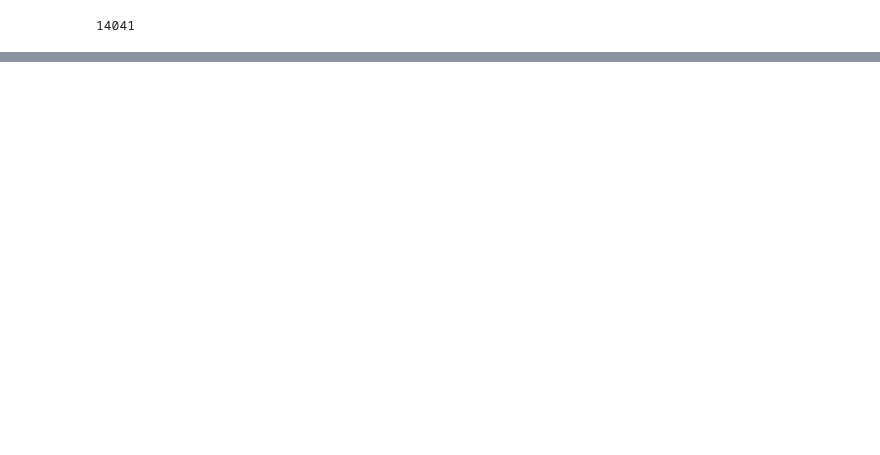
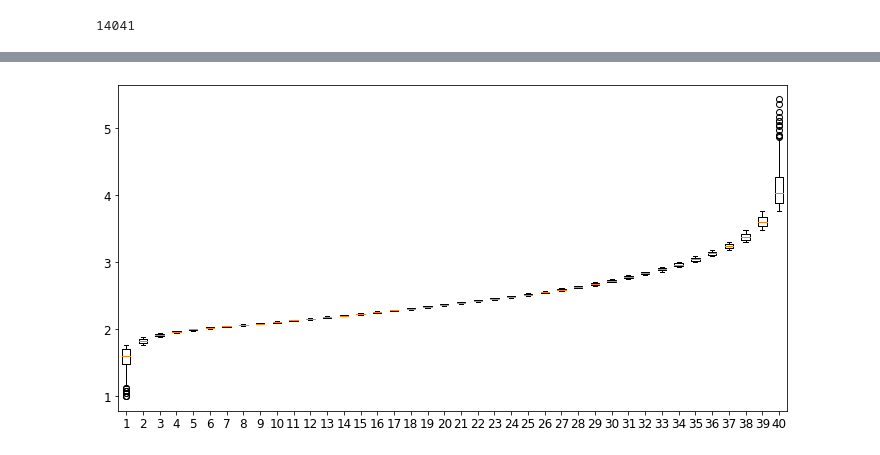
Before and after one commit to septasset/hip-popularity, a Jupyter notebook: explore/explore_active.ipynb, the cells around one changed output, grey strips where cells are left out. Drawn from its saved outputs; the diff is of its cells as text; code cells hidden in the pictures; blank space fills up the shorter version.

```diff
--- a/explore/explore_active.ipynb
+++ b/explore/explore_active.ipynb
@@ -74,0 +105,11 @@ pd_ds2 = pd.read_csv()
+# %%
+# shares: Popularity scale at 60 days
+days = 60
+shares = {}
+for sample in dataset:
+    counts = 0
+    for day in range(days):
+        counts += sample["numShare"][day]
+    shares[sample["YoutubeID"]] = counts
+pd_shares = pd.DataFrame.from_dict(shares, orient="index", columns=("share_day{}".format(days),))
+pd_shares.head()
@@ -74,0 +123,4 @@ pd_ds2 = pd.read_csv()
+# %%
+pd_shares.sort_values(by=["share_day60"], inplace=True)
+display(pd_shares.head(10))
+pd_shares.tail(10)
@@ -74,0 +150,18 @@ pd_ds2 = pd.read_csv()
+# %%
+bin_width = len(pd_shares) // 40
+pop_scales = []
+for i in range(40):
+    if i!=40-1:
+        log_vals = [math.log(x, 10) if x>=10 else -1 for x in pd_shares["share_day{}".format(days)].
+                           iloc[bin_width*i:bin_width*i+bin_width]]
+    else:
+        log_vals = [math.log(x, 10) if x>=10 else -1 for x in pd_shares["share_day{}".format(days)].
+                   iloc[bin_width*i:-1]]
+    pop_scales.append(list(filter(lambda x: x!=-1,log_vals)))
+# %%
+fig = plt.figure(figsize=(12, 6))
+ax1 = fig.add_subplot(111)
+ax1.boxplot(pop_scales)
+pass
+# %% [output]
+[figure, added]
```
Also changed, not shown: parts of 21 cells of this notebook, 1 other file.
